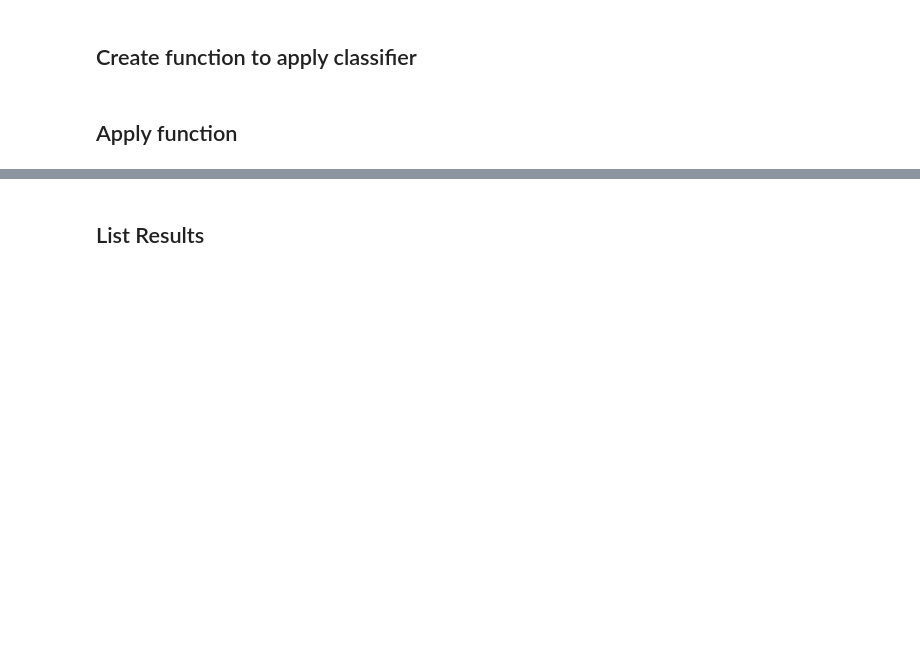
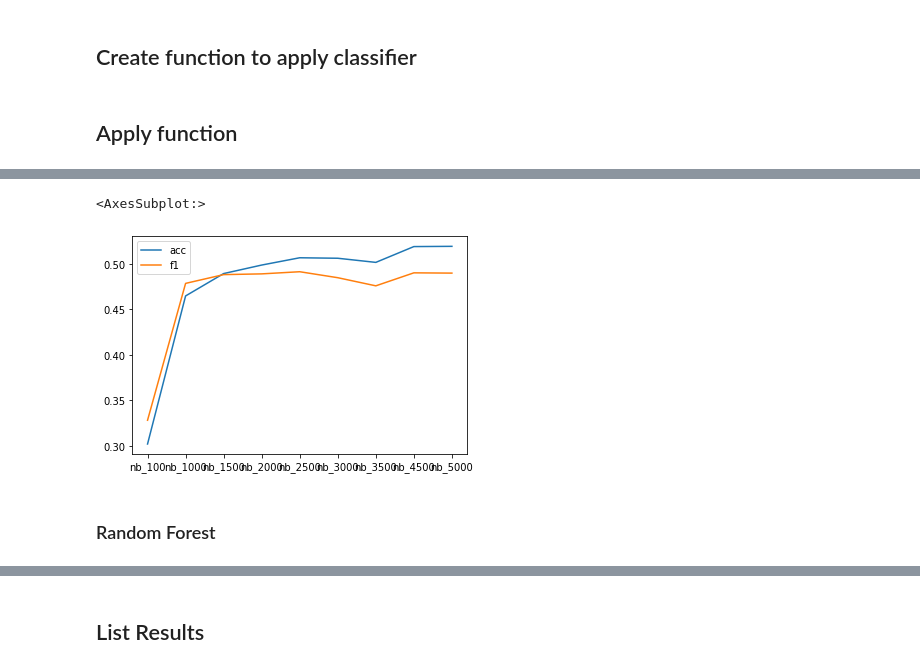
Before and after one commit to JoonasAN/NLP-and-Text-Mining-Project, a Jupyter notebook: project.ipynb, the cells around one changed output, grey strips where cells are left out. Drawn from its saved outputs; the diff is of its cells as text; code cells hidden in the pictures; blank space fills up the shorter version.

Commit message:
fixed feature vectors, 4. pca function

```diff
--- a/project.ipynb
+++ b/project.ipynb
@@ -413,25 +402,19 @@ results_100_df
 # %%
 # funtion to apply NaiveBayes classifier, print and return accuracy and f1-value
 
-def nb_classifier(features):
+def nb_classifier(features_train,features_test):
     """ funtion to apply NaiveBayes classifier, print and return accuracy and f1-value """
-    BOW_train = BOW_model(train_df["document"], features)
-    BOW_test = BOW_model(test_df["document"], features)
 
-    features_train = BOW_train.toarray()
-    #print(len(features_train[0]))
-
-    features_test = BOW_test.toarray()
-
-
-    # Fit/train the NaiveBayes model
-    classifier = mnb.fit(features_train, train_df["category"])
-
+    # Fit/train the gaussian NaiveBayes model
+    classifier = gnb.fit(features_train, train_df["category"])
 
     # Make predictions
     expected = test_df["category"]
     predicted = classifier.predict(features_test)
 
+    # summarize the fit of the model
+    #print(metrics.classification_report(expected, predicted))
+    #print(metrics.confusion_matrix(expected, predicted))
 
     ##Output the accuracy and F1 measure of this classifier
     accuracy_nb = metrics.accuracy_score(expected, predicted)
@@ -528,0 +480,10 @@ f1 score:  0.005390321631403743
+# %%
+# use all numbers of vectors
+num_vec = [100,1000,1500,2000,2500,3000,3500,4500,5000]
+# list for feature vectors
+feature_vecs = []
+
+# iterate through numbers
+for num in num_vec:
+   # make feature vectors as tuples (train, test) and append to list
+   feature_vecs.append(BOW_model(train_df["document"], test_df["document"], num))
@@ -528,0 +492,11 @@ f1 score:  0.005390321631403743
+# %%
+# add results list
+results = []
+
+# iterate through feature vectors
+for vec in feature_vecs:
+    # apply classifier and append results to list: train = 0 , test = 1
+    results.append(nb_classifier(vec[0],vec[1]))
+    #print(vec[1])
+
+nb_results_df = pd.DataFrame(results, columns=['acc', 'f1'], index=["nb_100", "nb_1000", "nb_1500", "nb_2000", "nb_2500", "nb_3000", "nb_3500", "nb_4500", "nb_5000"])
@@ -528,0 +535,7 @@ f1 score:  0.005390321631403743
+# %%
+nb_results_df.plot()
+# %% [output]
+<AxesSubplot:>
+[figure, added]
+# %% [markdown]
+### Random Forest
```
Also changed, not shown: parts of 40 cells of this notebook.
